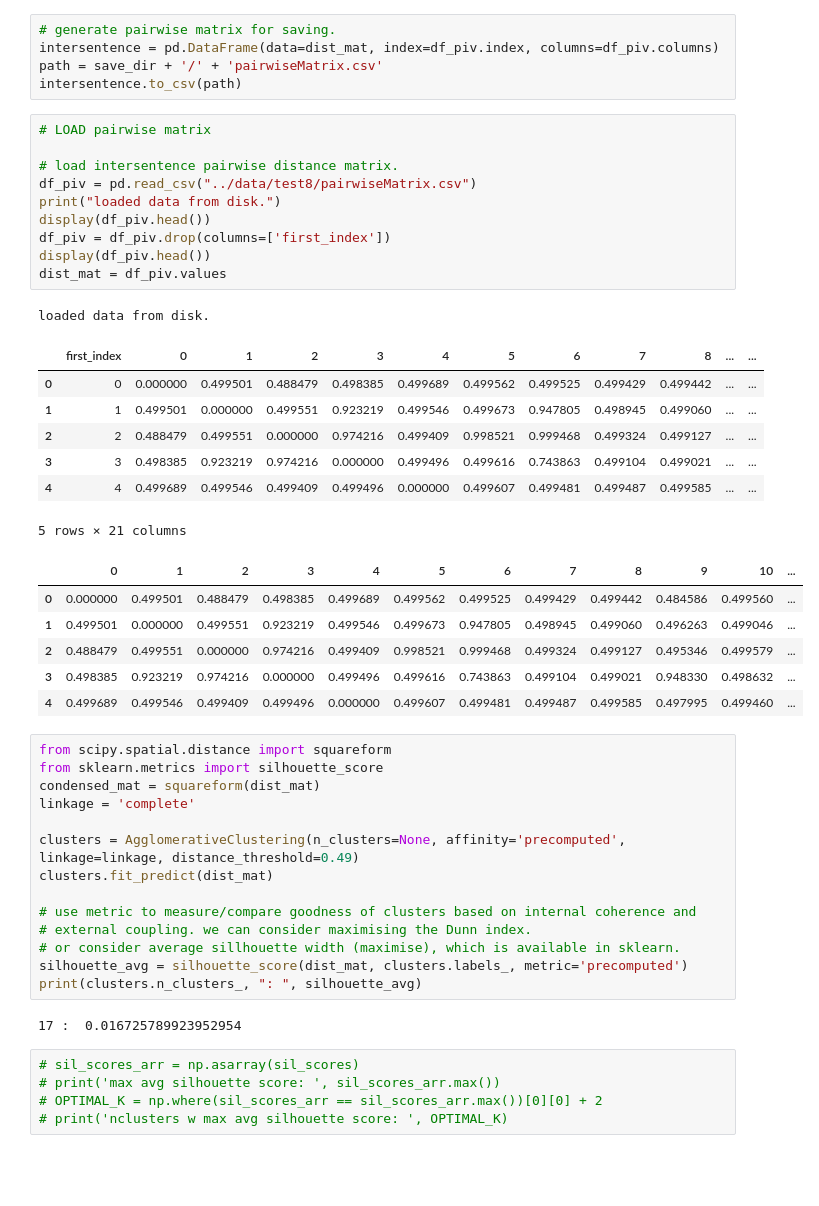
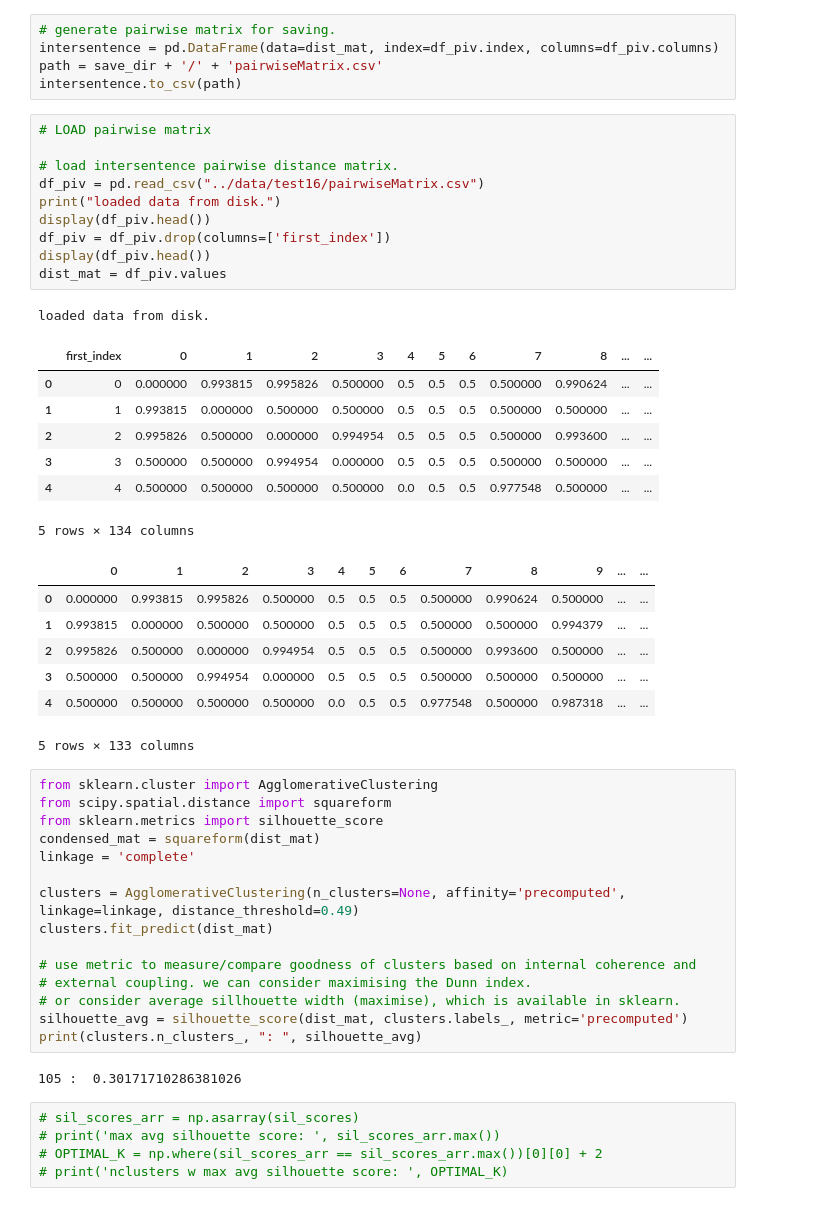
Before and after one commit to llmhyy/comments_summarization, a Jupyter notebook: src/Main.ipynb, the cells around one changed output. Saved outputs shown, nothing was run; the diff lists cells and outputs as text; blank space fills up the shorter version.

```diff
--- a/src/Main.ipynb
+++ b/src/Main.ipynb
@@ -202,29 +259,31 @@ intersentence.to_csv(path)
 # %%
 # LOAD pairwise matrix
 
 # load intersentence pairwise distance matrix.
-df_piv = pd.read_csv("../data/test8/pairwiseMatrix.csv")
+df_piv = pd.read_csv("../data/test16/pairwiseMatrix.csv")
 print("loaded data from disk.")
 display(df_piv.head())
 df_piv = df_piv.drop(columns=['first_index'])
 display(df_piv.head())
 dist_mat = df_piv.values
 # %% [output]
 loaded data from disk.
 |  | first_index | 0 | 1 | 2 | 3 | 4 | 5 | 6 | 7 | 8 | ... | ... |
-| 0 | 0 | 0.000000 | 0.499501 | 0.488479 | 0.498385 | 0.499689 | 0.499562 | 0.499525 | 0.499429 | 0.499442 | ... | ... |
-| 1 | 1 | 0.499501 | 0.000000 | 0.499551 | 0.923219 | 0.499546 | 0.499673 | 0.947805 | 0.498945 | 0.499060 | ... | ... |
-| 2 | 2 | 0.488479 | 0.499551 | 0.000000 | 0.974216 | 0.499409 | 0.998521 | 0.999468 | 0.499324 | 0.499127 | ... | ... |
-| 3 | 3 | 0.498385 | 0.923219 | 0.974216 | 0.000000 | 0.499496 | 0.499616 | 0.743863 | 0.499104 | 0.499021 | ... | ... |
-| 4 | 4 | 0.499689 | 0.499546 | 0.499409 | 0.499496 | 0.000000 | 0.499607 | 0.499481 | 0.499487 | 0.499585 | ... | ... |
+| 0 | 0 | 0.000000 | 0.993815 | 0.995826 | 0.500000 | 0.5 | 0.5 | 0.5 | 0.500000 | 0.990624 | ... | ... |
+| 1 | 1 | 0.993815 | 0.000000 | 0.500000 | 0.500000 | 0.5 | 0.5 | 0.5 | 0.500000 | 0.500000 | ... | ... |
+| 2 | 2 | 0.995826 | 0.500000 | 0.000000 | 0.994954 | 0.5 | 0.5 | 0.5 | 0.500000 | 0.993600 | ... | ... |
+| 3 | 3 | 0.500000 | 0.500000 | 0.994954 | 0.000000 | 0.5 | 0.5 | 0.5 | 0.500000 | 0.500000 | ... | ... |
+| 4 | 4 | 0.500000 | 0.500000 | 0.500000 | 0.500000 | 0.0 | 0.5 | 0.5 | 0.977548 | 0.500000 | ... | ... |
-5 rows × 21 columns
+5 rows × 134 columns
-|  | 0 | 1 | 2 | 3 | 4 | 5 | 6 | 7 | 8 | 9 | 10 | ... |
-| 0 | 0.000000 | 0.499501 | 0.488479 | 0.498385 | 0.499689 | 0.499562 | 0.499525 | 0.499429 | 0.499442 | 0.484586 | 0.499560 | ... |
-| 1 | 0.499501 | 0.000000 | 0.499551 | 0.923219 | 0.499546 | 0.499673 | 0.947805 | 0.498945 | 0.499060 | 0.496263 | 0.499046 | ... |
-| 2 | 0.488479 | 0.499551 | 0.000000 | 0.974216 | 0.499409 | 0.998521 | 0.999468 | 0.499324 | 0.499127 | 0.495346 | 0.499579 | ... |
-| 3 | 0.498385 | 0.923219 | 0.974216 | 0.000000 | 0.499496 | 0.499616 | 0.743863 | 0.499104 | 0.499021 | 0.948330 | 0.498632 | ... |
-| 4 | 0.499689 | 0.499546 | 0.499409 | 0.499496 | 0.000000 | 0.499607 | 0.499481 | 0.499487 | 0.499585 | 0.497995 | 0.499460 | ... |
+|  | 0 | 1 | 2 | 3 | 4 | 5 | 6 | 7 | 8 | 9 | ... | ... |
+| 0 | 0.000000 | 0.993815 | 0.995826 | 0.500000 | 0.5 | 0.5 | 0.5 | 0.500000 | 0.990624 | 0.500000 | ... | ... |
+| 1 | 0.993815 | 0.000000 | 0.500000 | 0.500000 | 0.5 | 0.5 | 0.5 | 0.500000 | 0.500000 | 0.994379 | ... | ... |
+| 2 | 0.995826 | 0.500000 | 0.000000 | 0.994954 | 0.5 | 0.5 | 0.5 | 0.500000 | 0.993600 | 0.500000 | ... | ... |
+| 3 | 0.500000 | 0.500000 | 0.994954 | 0.000000 | 0.5 | 0.5 | 0.5 | 0.500000 | 0.500000 | 0.500000 | ... | ... |
+| 4 | 0.500000 | 0.500000 | 0.500000 | 0.500000 | 0.0 | 0.5 | 0.5 | 0.977548 | 0.500000 | 0.987318 | ... | ... |
+5 rows × 133 columns
 # %%
+from sklearn.cluster import AgglomerativeClustering
 from scipy.spatial.distance import squareform
 from sklearn.metrics import silhouette_score
 condensed_mat = squareform(dist_mat)
@@ -239,7 +298,7 @@ clusters.fit_predict(dist_mat)
 silhouette_avg = silhouette_score(dist_mat, clusters.labels_, metric='precomputed')
 print(clusters.n_clusters_, ": ", silhouette_avg)
 # %% [output]
-17 :  0.016725789923952954
+105 :  0.30171710286381026
 # %%
 # sil_scores_arr = np.asarray(sil_scores)
 # print('max avg silhouette score: ', sil_scores_arr.max())
```
Also changed, not shown: parts of 23 cells of this notebook.
